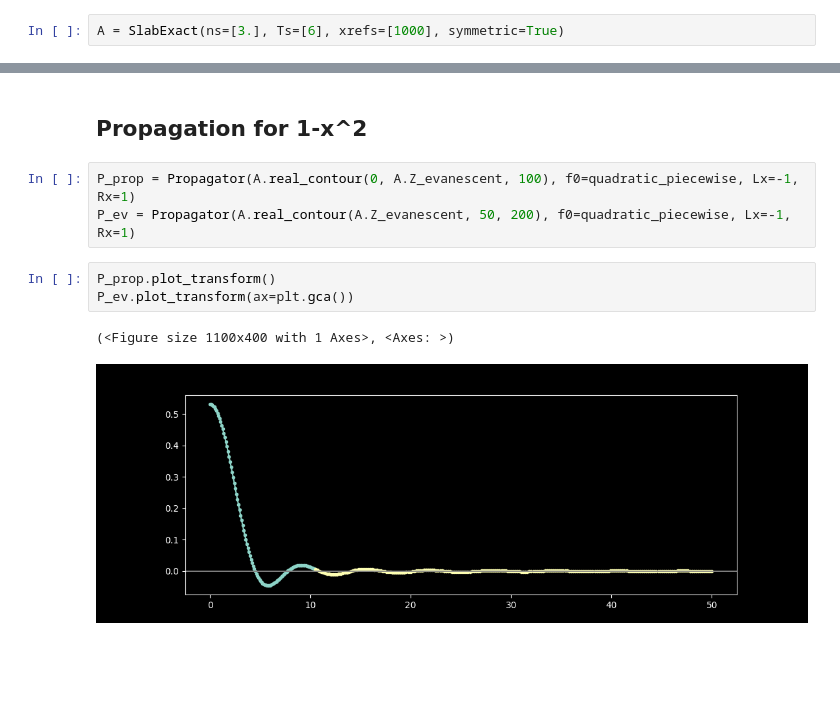
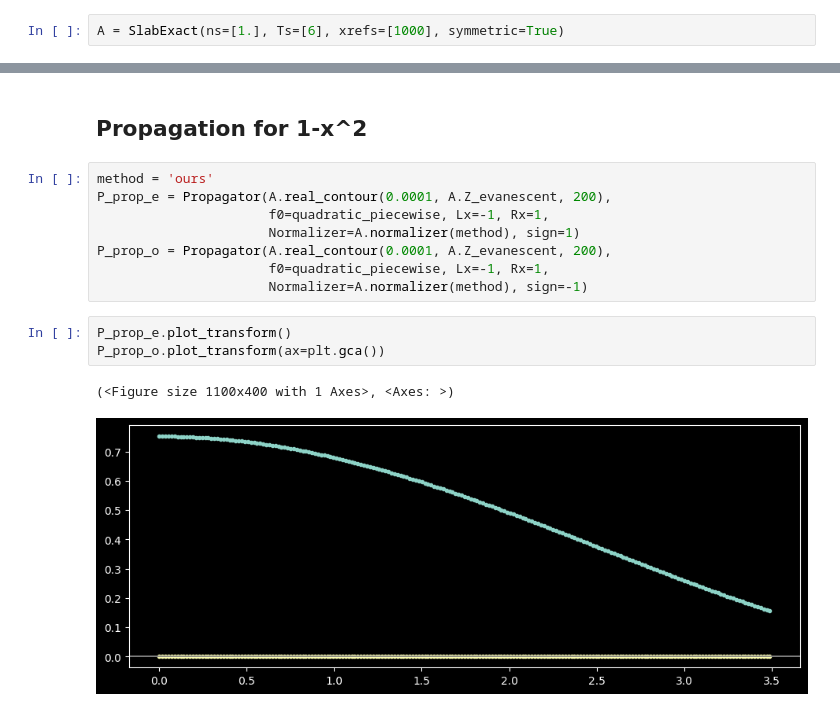
Before and after one commit to pumpkinpieter/slab, a Jupyter notebook: notebooks/Propagation/Single_Region/Single_Region_Propagation.ipynb, the cells around one changed output, grey strips where cells are left out. Cells and saved outputs as stored; diff of their text form; blank space fills up the shorter version.

```diff
--- a/notebooks/Propagation/Single_Region/Single_Region_Propagation.ipynb
+++ b/notebooks/Propagation/Single_Region/Single_Region_Propagation.ipynb
@@ -5,7 +5,7 @@ from slab import SlabExact
 %matplotlib widget
 plt.style.use('dark_background')
 # %%
-A = SlabExact(ns=[3.], Ts=[6], xrefs=[1000], symmetric=True)
+A = SlabExact(ns=[1.], Ts=[6], xrefs=[1000], symmetric=True)
 # %%
 A.plot_refractive_index()
 # %% [output]
@@ -52,11 +60,16 @@ Propagator = A.propagator()
 # %% [markdown]
 ## Propagation for 1-x^2
 # %%
-P_prop = Propagator(A.real_contour(0, A.Z_evanescent, 100), f0=quadratic_piecewise, Lx=-1, Rx=1)
-P_ev = Propagator(A.real_contour(A.Z_evanescent, 50, 200), f0=quadratic_piecewise, Lx=-1, Rx=1)
+method = 'ours'
+P_prop_e = Propagator(A.real_contour(0.0001, A.Z_evanescent, 200),
+                      f0=quadratic_piecewise, Lx=-1, Rx=1,
+                      Normalizer=A.normalizer(method), sign=1)
+P_prop_o = Propagator(A.real_contour(0.0001, A.Z_evanescent, 200),
+                      f0=quadratic_piecewise, Lx=-1, Rx=1,
+                      Normalizer=A.normalizer(method), sign=-1)
 # %%
-P_prop.plot_transform()
-P_ev.plot_transform(ax=plt.gca())
+P_prop_e.plot_transform()
+P_prop_o.plot_transform(ax=plt.gca())
 # %% [output]
 (<Figure size 1100x400 with 1 Axes>, <Axes: >)
-[figure, old version]
+[figure, new version]
```
Also changed, not shown: parts of 10 cells of this notebook, 16 other files.
